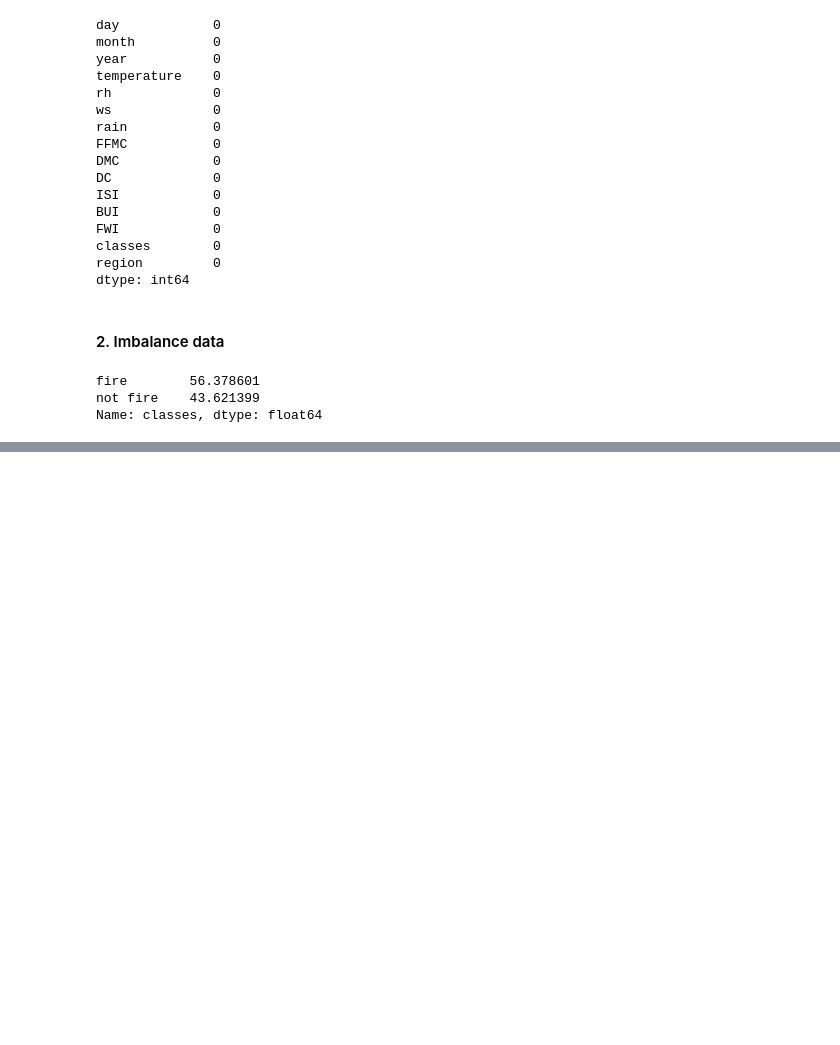
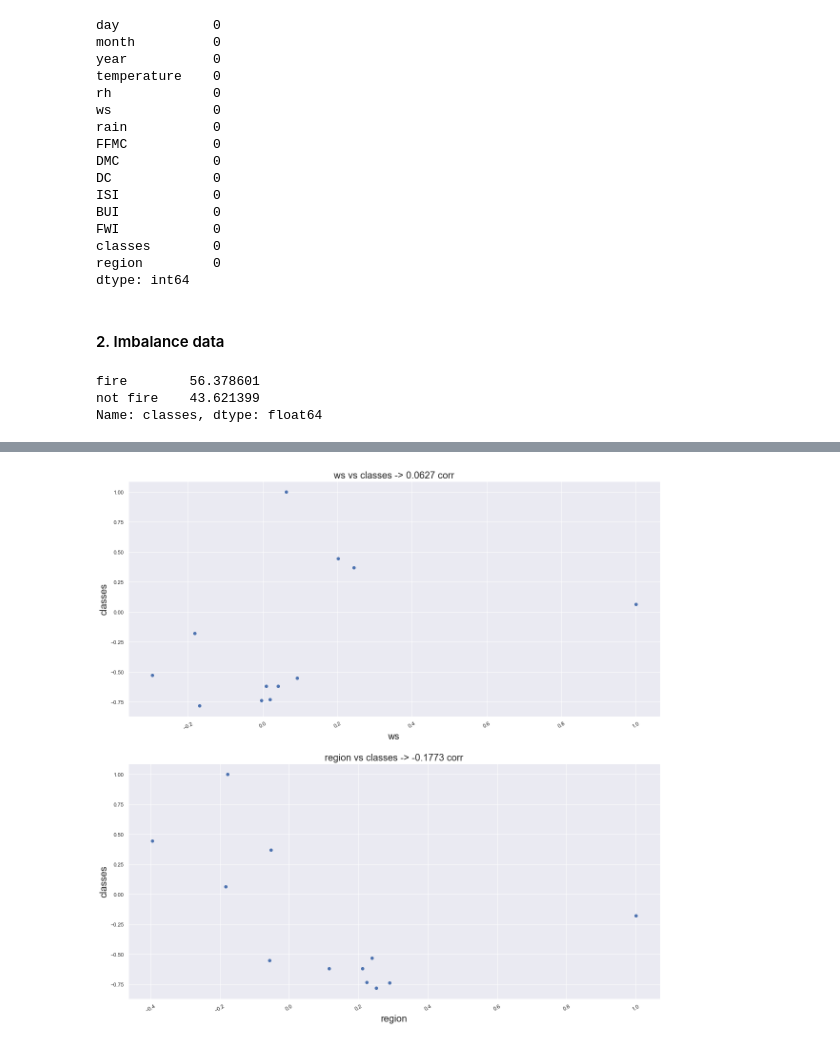
Before and after one commit to sreeman-11021996/Algeria_Forest_Fire_Predictor, a Jupyter notebook: Forest Fires part 2 - Model Building.ipynb, the cells around one changed output, grey strips where cells are left out. Saved outputs shown, nothing was run; the diff lists cells and outputs as text; code cells hidden in the pictures; blank space fills up the shorter version.

```diff
--- a/Forest Fires part 2 - Model Building.ipynb
+++ b/Forest Fires part 2 - Model Building.ipynb
@@ -106,0 +177,4 @@ Name: classes, dtype: float64
+# %%
+# Transforming the test and train X's
+X_train_trf = trf.fit_transform(X_train)
+X_test_trf = trf.transform(X_test)
@@ -106,0 +183,9 @@ Name: classes, dtype: float64
+# %%
+X_train_corr = pd.DataFrame(X_train_trf,columns=X_train.columns)
+X_train_corr["classes"] = y_train_trf
+# %%
+# Correlation matrix
+corr_matrix = X_train_corr.corr()
+# Correlation with only "y"
+corr_wrt_op = X_train_corr.corr()["classes"]
+print((np.abs(corr_wrt_op)).sort_values(ascending=False))
@@ -106,0 +206,18 @@ Name: classes, dtype: float64
+# %%
+# Scatter plot of feature vs output("classes")
+def corr_plot (data,feat_list,output):
+    no_feat = len(feat_list)
+    fig, axes = plt.subplots(no_feat,1,figsize=(20,20))
+    for val in range(0,no_feat):
+        axes[val].scatter(x = data[feat_list[val]], y = data[output])
+        axes[val].set_title(feat_list[val]+" vs "+output+" -> "+
+                            str(np.round(((corr_wrt_op[feat_list[val]])),4))+
+                            " corr", fontdict={'fontsize': 20})
+        axes[val].set_xlabel(feat_list[val],fontdict={'fontsize': 20})
+        axes[val].set_ylabel(output,fontdict={'fontsize': 20})
+        axes[val].tick_params(axis='x', rotation=30)
+# %%
+# corr(ws) = 0.062718 & corr(region) = 0.177257 [Lowest correlation]
+corr_plot(corr_matrix,["ws","region"],"classes")
+# %% [output]
+[figure, added]
```
Also changed, not shown: parts of 34 cells of this notebook.
